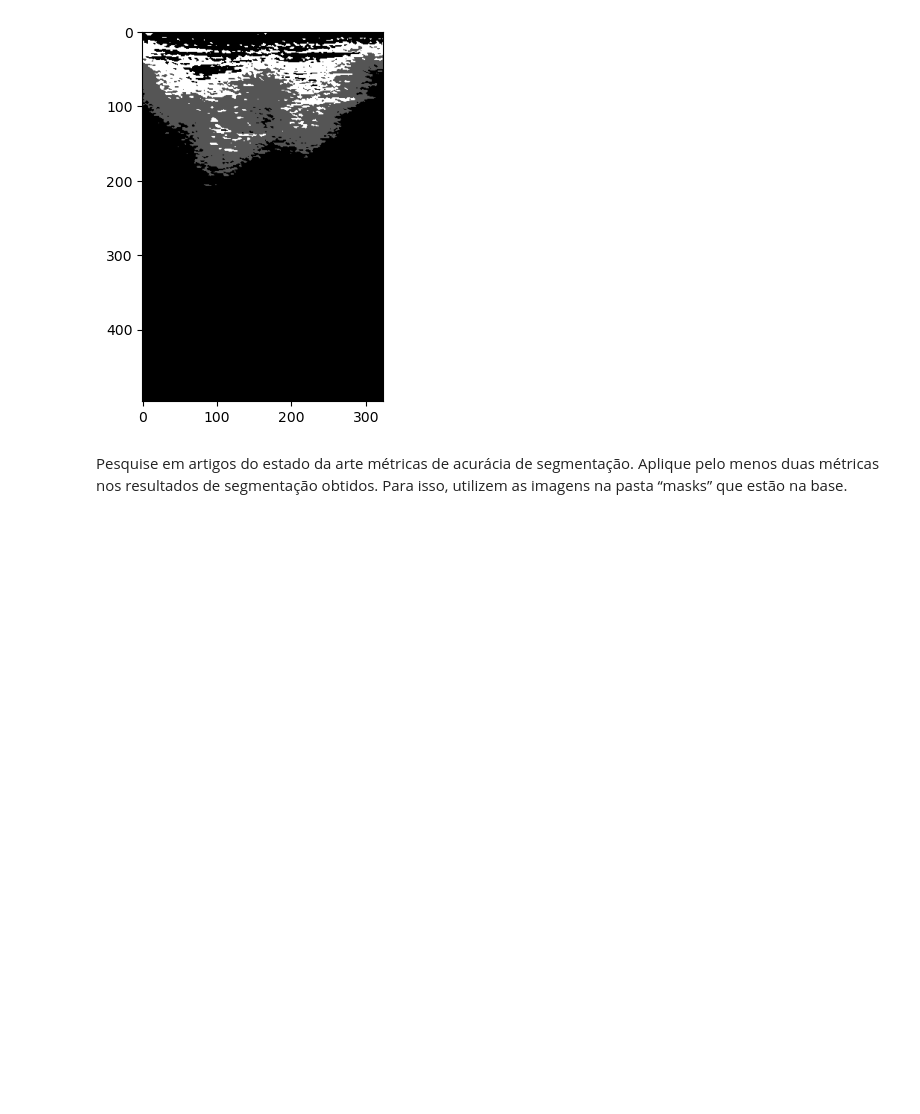
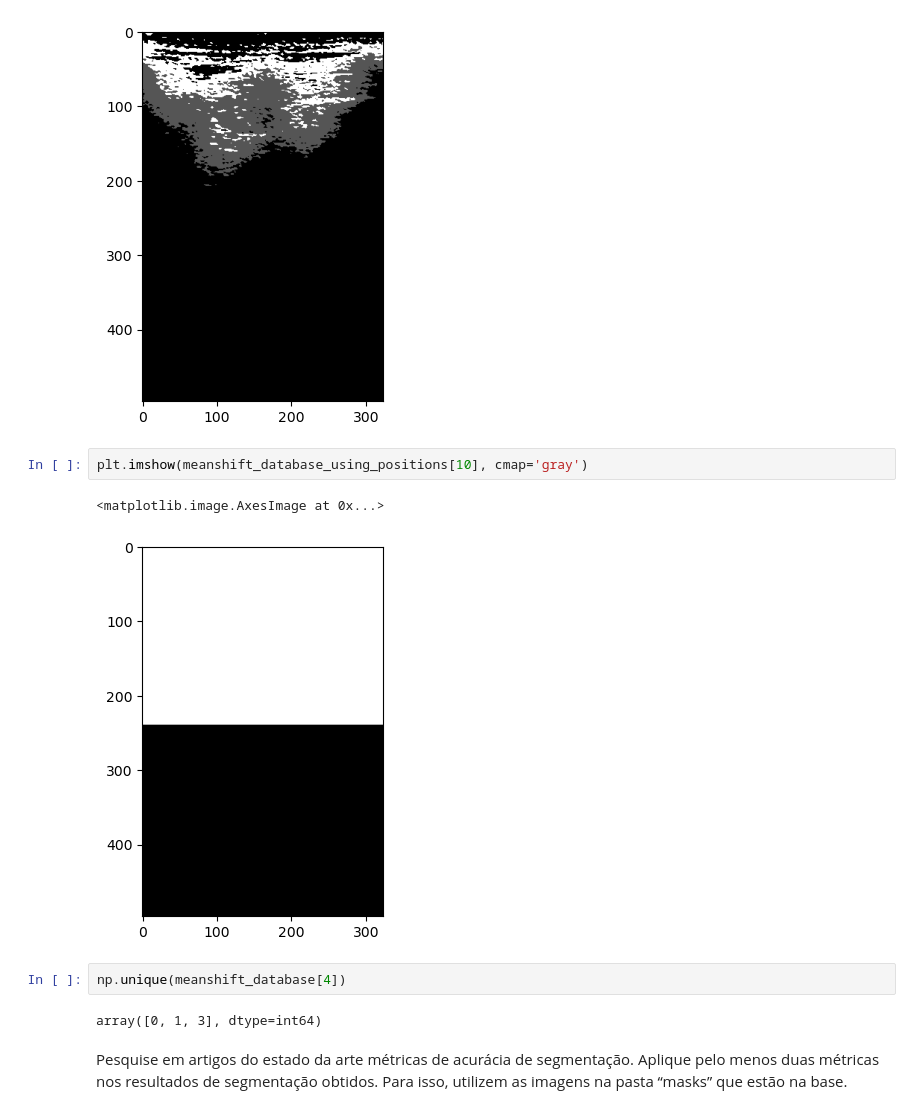
Before and after one commit to EuricoDNJR/Topicos-especiais-em-visao-computacional, a Jupyter notebook: Segmentation/segmentation.ipynb, the cells around one changed output. Saved outputs shown, nothing was run; the diff lists cells and outputs as text; blank space fills up the shorter version.

```diff
--- a/Segmentation/segmentation.ipynb
+++ b/Segmentation/segmentation.ipynb
@@ -254,6 +268,15 @@ plt.imshow(meanshift_database[4], cmap='gray')
 # %% [output]
 <matplotlib.image.AxesImage at 0x...>
 [figure]
+# %%
+plt.imshow(meanshift_database_using_positions[10], cmap='gray')
+# %% [output]
+<matplotlib.image.AxesImage at 0x...>
+[figure, added]
+# %%
+np.unique(meanshift_database[4])
+# %% [output]
+array([0, 1, 3], dtype=int64)
 # %% [markdown]
 Pesquise em artigos do estado da arte métricas de acurácia de segmentação. Aplique
 pelo menos duas métricas nos resultados de segmentação obtidos. Para isso, utilizem
```
Also changed, not shown: parts of 12 cells of this notebook.
